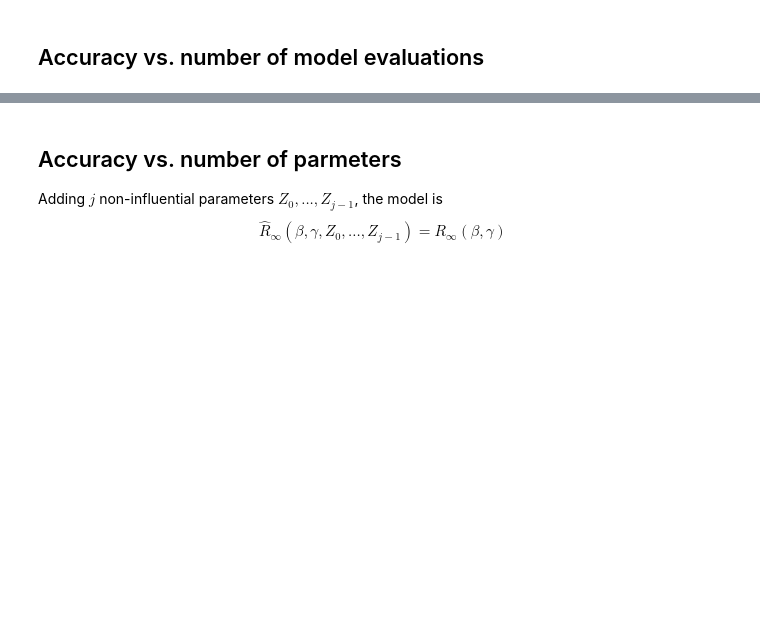
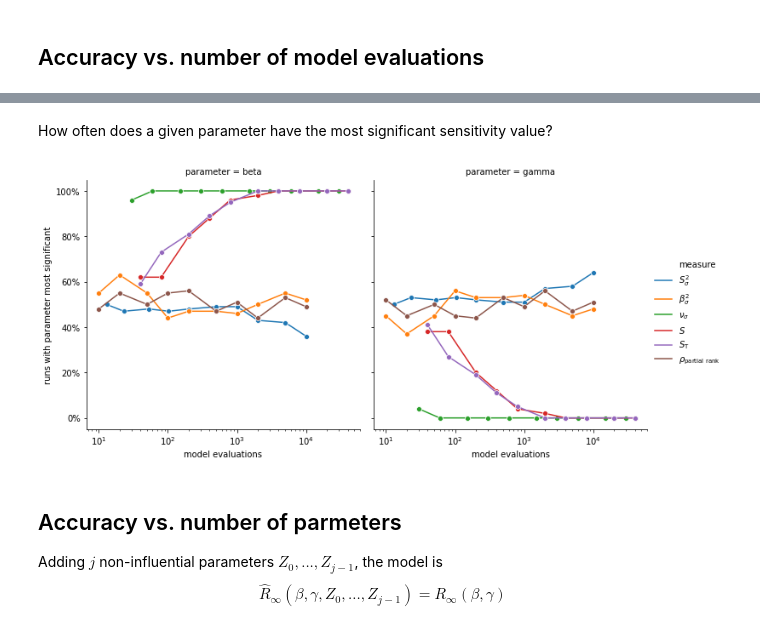
Before and after one commit to janmedlock/sensitivity_analysis, a Jupyter notebook: final_size.ipynb, the cells around one changed output, grey strips where cells are left out. Cells and saved outputs as stored; diff of their text form; code cells hidden in the pictures; blank space fills up the shorter version.

```diff
--- a/final_size.ipynb
+++ b/final_size.ipynb
@@ -473,3 +490,30 @@ _ = ax.legend()
+# %% [markdown]
+How often does a given parameter have the most significant sensitivity value?
+# %%
+def plot_most_sig(data, logx=False):
+    assert len(data.index.names) == 3
+    (hue, x) = data.index.names[:2]
+    y = 'runs with parameter most significant'
+    col = 'parameter'
+    order = numpy.argsort(numpy.abs(data))
+    order_max = data.shape[1] - 1
+    n_most_sig = (order == order_max).sum(level=[hue, x])
+    grouper = order.groupby([hue, x], sort=False)
+    p_most_sig = n_most_sig / grouper.count()
+    ser = p_most_sig.rename_axis(columns=col).stack()
+    df = ser.rename(y, inplace=False).reset_index()
+    fg = seaborn.relplot(data=df, x=x, y=y, hue=hue, col=col,
+                         kind='line', marker='o')
+    if logx:
+        fg.set(xscale='log')
+    for ax in fg.axes.flat:
+        ax.yaxis.set_major_formatter(matplotlib.ticker.PercentFormatter(xmax=1))
+    return fg
+
+
+_ = plot_most_sig(measure_values, logx=True)
+# %% [output]
+[figure, added]
 # %% [markdown]
 ## Accuracy vs. number of parmeters
 
```
Also changed, not shown: parts of 14 cells of this notebook.
